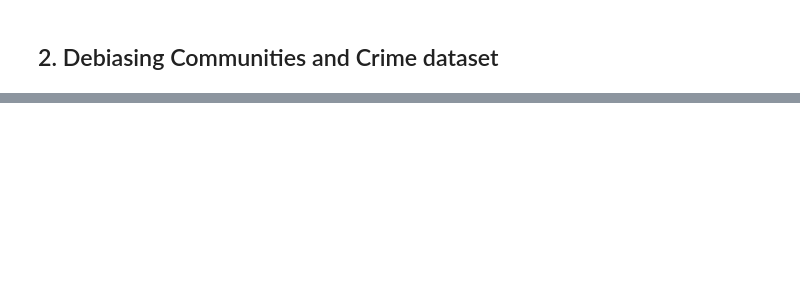
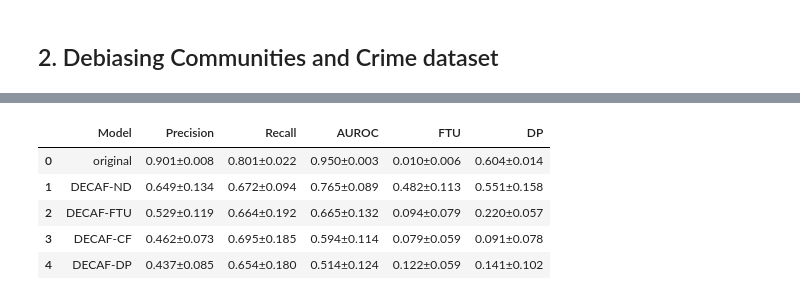
Before and after one commit to zoebat/FACT-AI, a Jupyter notebook: DECAF/experiments.ipynb, the cells around one changed output, grey strips where cells are left out. Saved outputs shown, nothing was run; the diff lists cells and outputs as text; code cells hidden in the pictures; blank space fills up the shorter version.

```diff
--- a/DECAF/experiments.ipynb
+++ b/DECAF/experiments.ipynb
@@ -882,0 +857,33 @@ df
+# %%
+# Visualize the results
+def calc_metrics(data):
+    """
+    Calculate mean and stdev of the data, returns a string
+    """
+    if fast_runtime:
+        data = np.array(data)
+        mean = np.nanmean(data)
+        return "{:.3f}".format(mean)
+    else:
+        data = np.array(data)
+        mean = np.nanmean(data)
+        stdev = np.nanstd(data)
+        return "{:.3f}±{:.3f}".format(mean, stdev)
+
+d = [
+     ["original", calc_metrics(original["precision"]), calc_metrics(original["recall"]), calc_metrics(original["auroc"]), calc_metrics(original["FTU"]), calc_metrics(original["DP"])],
+     ["DECAF-ND", calc_metrics(DECAF_ND["precision"]), calc_metrics(DECAF_ND["recall"]), calc_metrics(DECAF_ND["auroc"]), calc_metrics(DECAF_ND["FTU"]), calc_metrics(DECAF_ND["DP"])],
+     ["DECAF-FTU", calc_metrics(DECAF_FTU["precision"]), calc_metrics(DECAF_FTU["recall"]), calc_metrics(DECAF_FTU["auroc"]), calc_metrics(DECAF_FTU["FTU"]), calc_metrics(DECAF_FTU["DP"])],
+     ["DECAF-CF", calc_metrics(DECAF_CF["precision"]), calc_metrics(DECAF_CF["recall"]), calc_metrics(DECAF_CF["auroc"]), calc_metrics(DECAF_CF["FTU"]), calc_metrics(DECAF_CF["DP"])],
+     ["DECAF-DP", calc_metrics(DECAF_DP["precision"]), calc_metrics(DECAF_DP["recall"]), calc_metrics(DECAF_DP["auroc"]), calc_metrics(DECAF_DP["FTU"]), calc_metrics(DECAF_DP["DP"])]
+]
+
+df = pd.DataFrame(d, columns = ["Model", "Precision", "Recall", "AUROC", "FTU", "DP"])
+df
+# %% [output]
+|  | Model | Precision | Recall | AUROC | FTU | DP |
+| 0 | original | 0.901±0.008 | 0.801±0.022 | 0.950±0.003 | 0.010±0.006 | 0.604±0.014 |
+| 1 | DECAF-ND | 0.649±0.134 | 0.672±0.094 | 0.765±0.089 | 0.482±0.113 | 0.551±0.158 |
+| 2 | DECAF-FTU | 0.529±0.119 | 0.664±0.192 | 0.665±0.132 | 0.094±0.079 | 0.220±0.057 |
+| 3 | DECAF-CF | 0.462±0.073 | 0.695±0.185 | 0.594±0.114 | 0.079±0.059 | 0.091±0.078 |
+| 4 | DECAF-DP | 0.437±0.085 | 0.654±0.180 | 0.514±0.124 | 0.122±0.059 | 0.141±0.102 |
```
Also changed, not shown: parts of 30 cells of this notebook, 1 other file.
